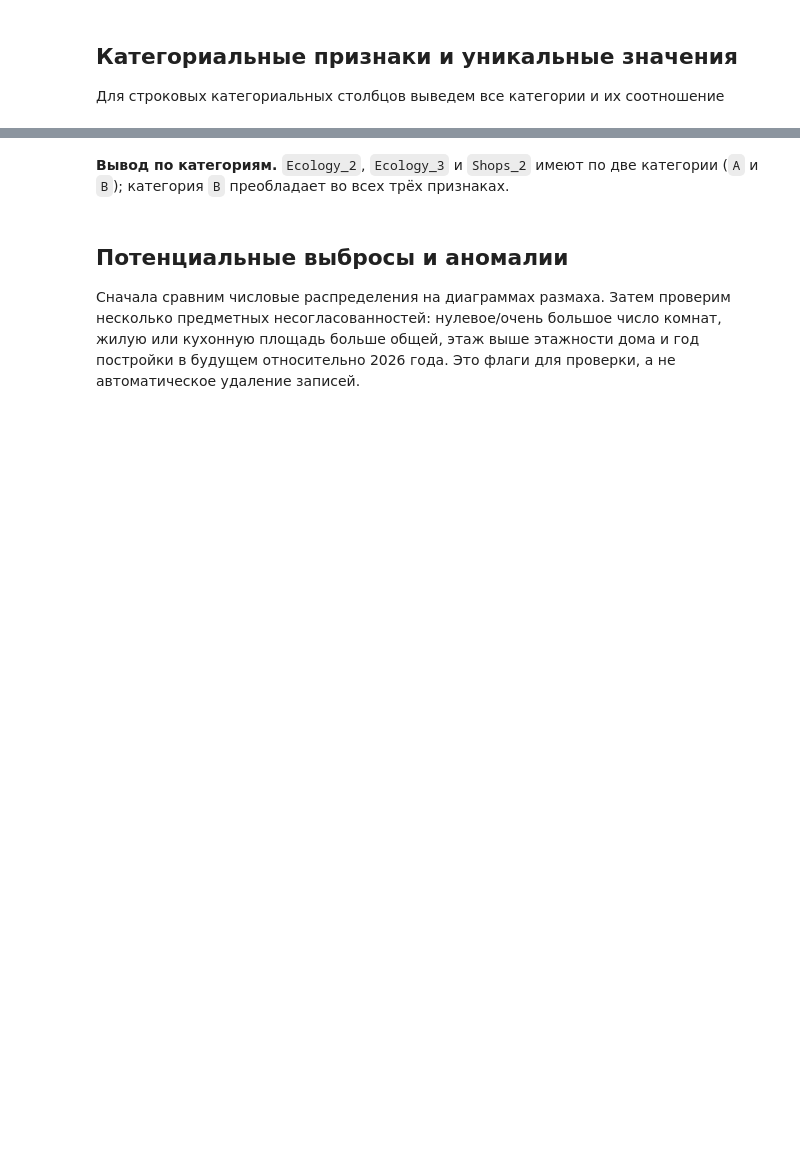
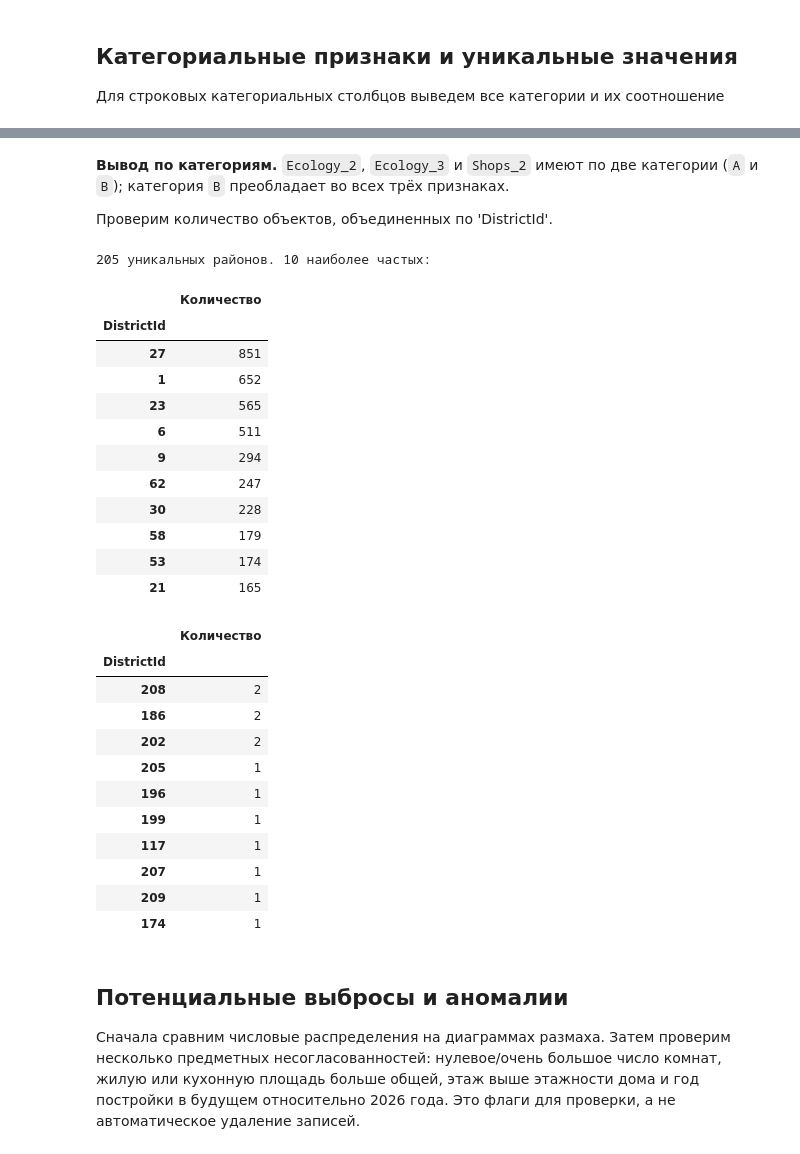
Before and after one commit to yakstati/regression_house_price, a Jupyter notebook: notebooks/eda.ipynb, the cells around one changed output, grey strips where cells are left out. Cells and saved outputs as stored; diff of their text form; code cells hidden in the pictures; blank space fills up the shorter version.

```diff
--- a/notebooks/eda.ipynb
+++ b/notebooks/eda.ipynb
@@ -161,6 +145,38 @@ DistrictId: 205 уникальных районов; 10 наиболее час
 [figure]
 # %% [markdown]
 **Вывод по категориям.** `Ecology_2`, `Ecology_3` и `Shops_2` имеют по две категории (`A` и `B`); категория `B` преобладает во всех трёх признаках.
+
+Проверим количество объектов, объединенных по 'DistrictId'.
+# %%
+print(f'{df['DistrictId'].nunique()} уникальных районов. 10 наиболее частых:')
+display(df['DistrictId'].value_counts().head(10).rename('Количество').to_frame())
+display(df['DistrictId'].value_counts().tail(10).rename('Количество').to_frame())
+# %% [output]
+205 уникальных районов. 10 наиболее частых:
+|  | Количество |
+| DistrictId |  |
+| 27 | 851 |
+| 1 | 652 |
+| 23 | 565 |
+| 6 | 511 |
+| 9 | 294 |
+| 62 | 247 |
+| 30 | 228 |
+| 58 | 179 |
+| 53 | 174 |
+| 21 | 165 |
+|  | Количество |
+| DistrictId |  |
+| 208 | 2 |
+| 186 | 2 |
+| 202 | 2 |
+| 205 | 1 |
+| 196 | 1 |
+| 199 | 1 |
+| 117 | 1 |
+| 207 | 1 |
+| 209 | 1 |
+| 174 | 1 |
 # %% [markdown]
 ## Потенциальные выбросы и аномалии
 
```
Also changed, not shown: parts of 7 cells of this notebook, 2 other files.
